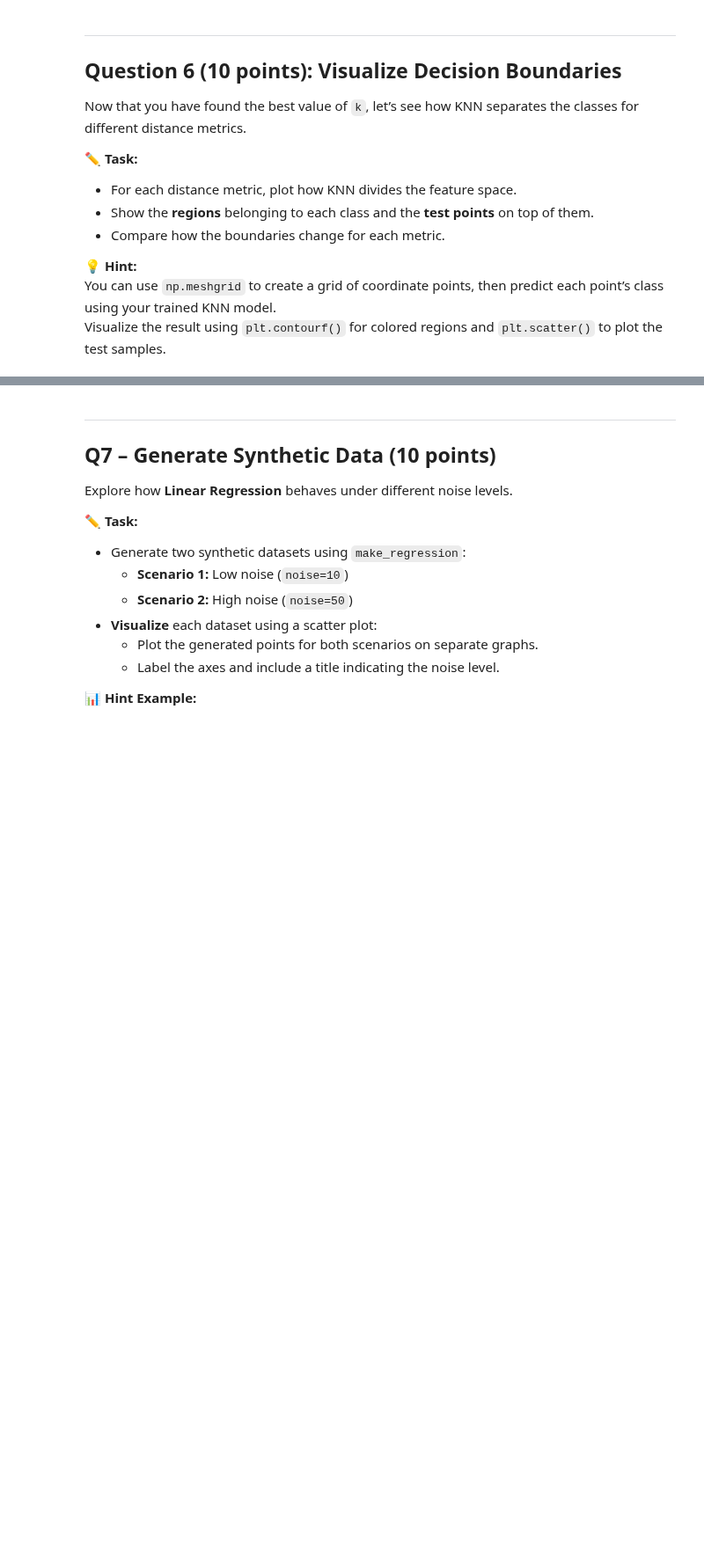
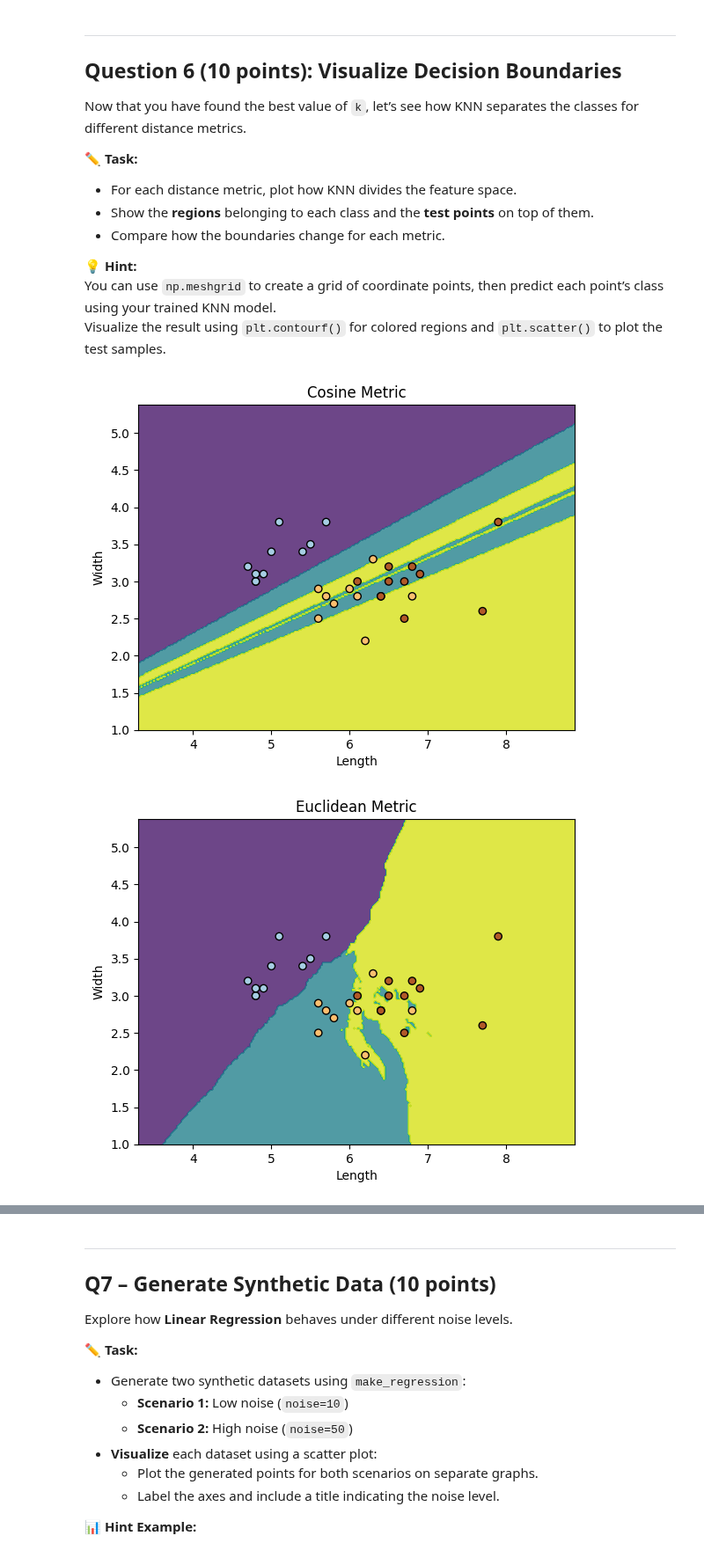
Before and after one commit to JanaAliCS/machine_leanring, a Jupyter notebook: assignment_2.ipynb, the cells around one changed output, grey strips where cells are left out. Shown at 88% size. Saved outputs shown, nothing was run; the diff lists cells and outputs as text; code cells hidden in the pictures; blank space fills up the shorter version.

```diff
--- a/assignment_2.ipynb
+++ b/assignment_2.ipynb
@@ -219,34 +219,41 @@ You can use `np.meshgrid` to create a grid of coordinate points, then predict ea
 Visualize the result using `plt.contourf()` for colored regions and `plt.scatter()` to plot the test samples.
 # %%
 # Your code here
+import numpy as np
 
 #defining 5 metrics
 #1.cosine-> measures the angle between two vectors (similar angles -> similar points)
 #2.euclidean-> shortest straight line between two points
 #3.minkowski (default)-> generale formula that becomes euclidean if p=2 or manhattan if p=1
 #4.manhattan-> shortest grid line (no diagonals) between two points
 #5.Chebyshev-> largest single step needed to move in any direction
 
 metrics = ['cosine', 'euclidean', 'minkowski', 'manhattan', 'chebyshev']
 best_k = 17
 
 #mesh grid for coordinate points that covers full range in each feature (x,y)
 x_min, x_max = X[:, 0].min() - 1, X[:, 0].max() + 1
 y_min, y_max = X[:, 1].min() - 1, X[:, 1].max() + 1
 xx, yy = np.meshgrid(np.arange(x_min, x_max, 0.02), np.arange(y_min, y_max, 0.02))
 
 #plotting for each metric
 for metric in metrics:
     knn = KNeighborsClassifier(n_neighbors=best_k, metric=metric)
     knn.fit(X_train, y_train)
+
+    #ravel is used to flatten the x and y to 1D then combine them into coordinate points and reshaped back to 2D
     Z = knn.predict(np.c_[xx.ravel(), yy.ravel()])
     Z = Z.reshape(xx.shape)
 
-    #creating a subplot for each metric
-    plt.figure(figsize=(10, 6))
+    #contourf add color to background to visulaize regions
     plt.contourf(xx, yy, Z, alpha=0.8)
     plt.scatter(X_test[:, 0], X_test[:, 1], c=y_test, edgecolors='k', cmap=plt.cm.Paired)
-    plt.title(f'KNN Decision Boundaries - {metric.capitalize()} Metric')
+    plt.title(f'{metric.capitalize()} Metric')
     plt.xlabel('Length')
     plt.ylabel('Width')
+
+    #inside the loop to see each metric plot
     plt.show()
+# %% [output]
+[figure, added]
+[figure, added]
```
Also changed, not shown: parts of 1 cell of this notebook.
